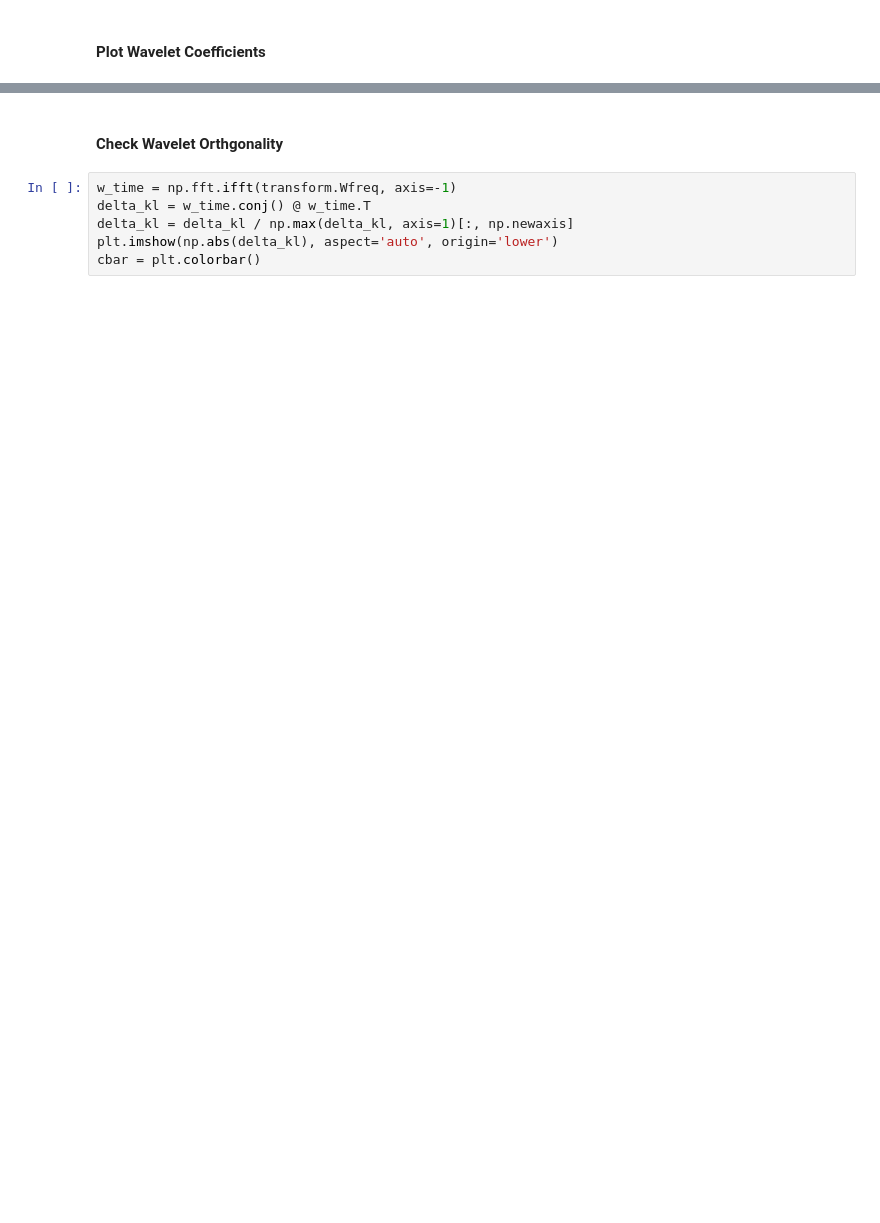
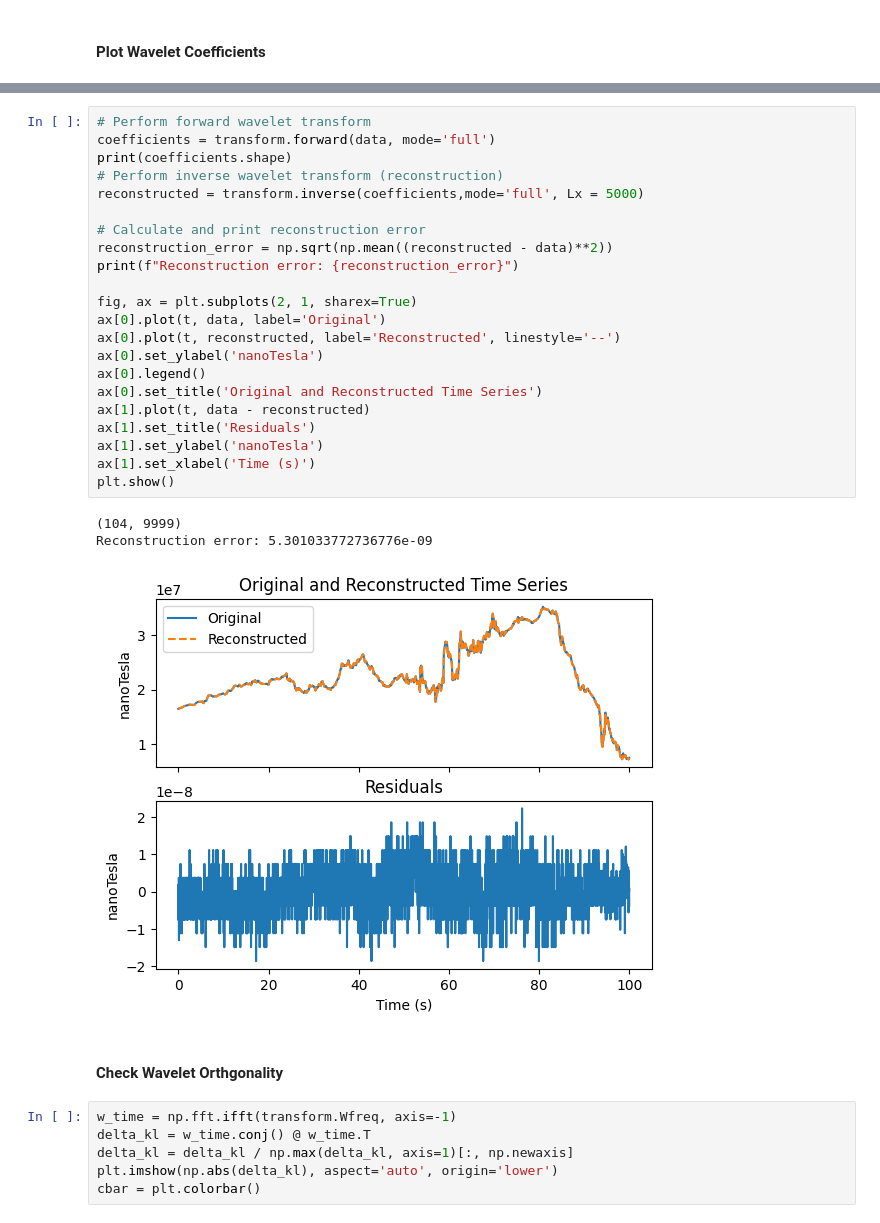
Before and after one commit to aphoffmann/InvertibleWavelets, a Jupyter notebook: examples/ExampleUsage.ipynb, the cells around one changed output, grey strips where cells are left out. Drawn from its saved outputs; the diff is of its cells as text; blank space fills up the shorter version.

```diff
--- a/examples/ExampleUsage.ipynb
+++ b/examples/ExampleUsage.ipynb
@@ -70,3 +70,29 @@ Reconstruction error: 2.293563273012346e-13
+# %%
+# Perform forward wavelet transform
+coefficients = transform.forward(data, mode='full')
+print(coefficients.shape)
+# Perform inverse wavelet transform (reconstruction)
+reconstructed = transform.inverse(coefficients,mode='full', Lx = 5000)
+
+# Calculate and print reconstruction error
+reconstruction_error = np.sqrt(np.mean((reconstructed - data)**2))
+print(f"Reconstruction error: {reconstruction_error}")
+
+fig, ax = plt.subplots(2, 1, sharex=True)
+ax[0].plot(t, data, label='Original')
+ax[0].plot(t, reconstructed, label='Reconstructed', linestyle='--')
+ax[0].set_ylabel('nanoTesla')
+ax[0].legend()
+ax[0].set_title('Original and Reconstructed Time Series')
+ax[1].plot(t, data - reconstructed)
+ax[1].set_title('Residuals')
+ax[1].set_ylabel('nanoTesla')
+ax[1].set_xlabel('Time (s)')
+plt.show()
+# %% [output]
+(104, 9999)
+Reconstruction error: 5.301033772736776e-09
+[figure, added]
 # %% [markdown]
 #### Check Wavelet Orthgonality
 # %%
```
Also changed, not shown: parts of 7 cells of this notebook, 4 other files.
